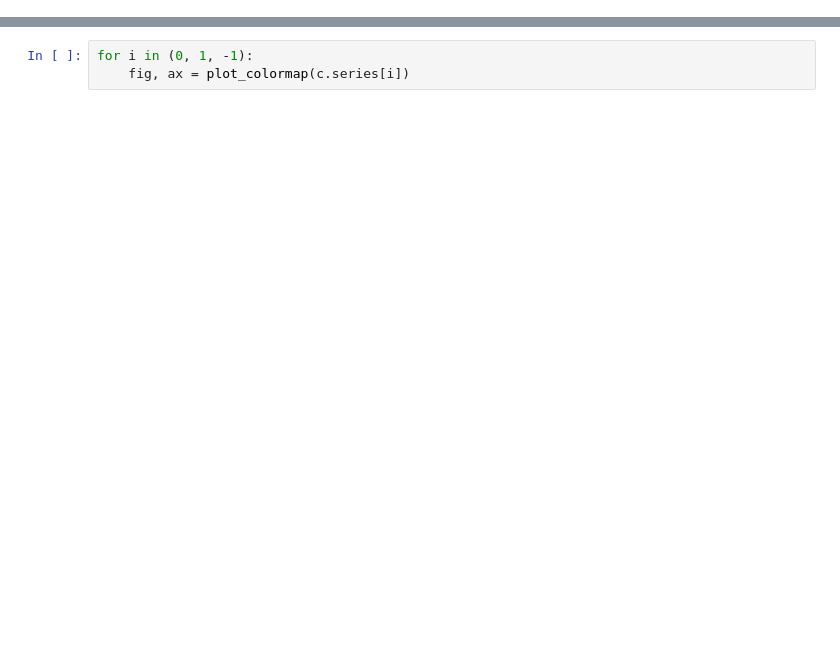
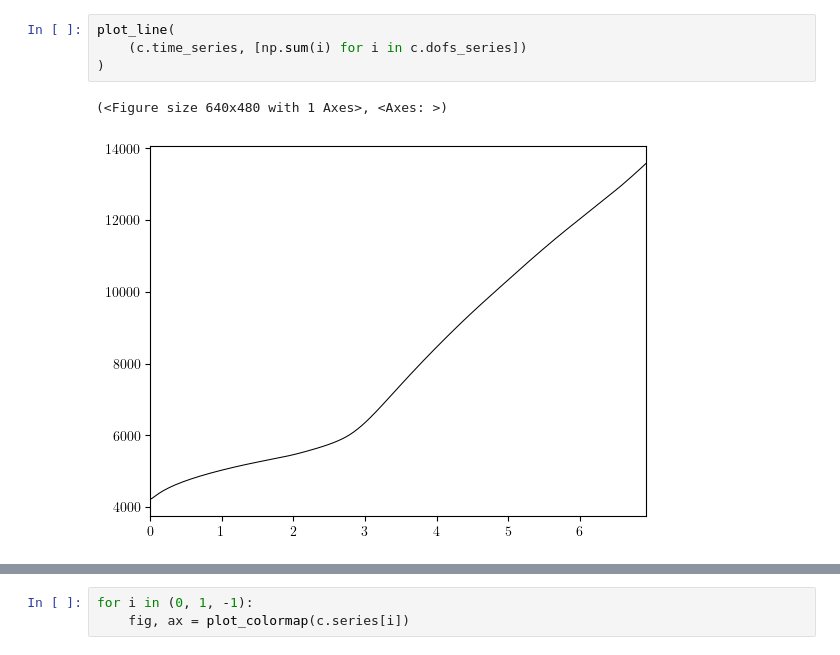
Before and after one commit to george-poole/CRoCoDiL, a Jupyter notebook: system_a/debug_dns.ipynb, the cells around one changed output, grey strips where cells are left out. Drawn from its saved outputs; the diff is of its cells as text; blank space fills up the shorter version.

```diff
--- a/system_a/debug_dns.ipynb
+++ b/system_a/debug_dns.ipynb
@@ -47,0 +55,7 @@ The autoreload extension is already loaded. To reload it, use:
+# %%
+plot_line(
+    (c.time_series, [np.sum(i) for i in c.dofs_series])
+)
+# %% [output]
+(<Figure size 640x480 with 1 Axes>, <Axes: >)
+[figure, added]
```
Also changed, not shown: parts of 12 cells of this notebook, 32 other files.
